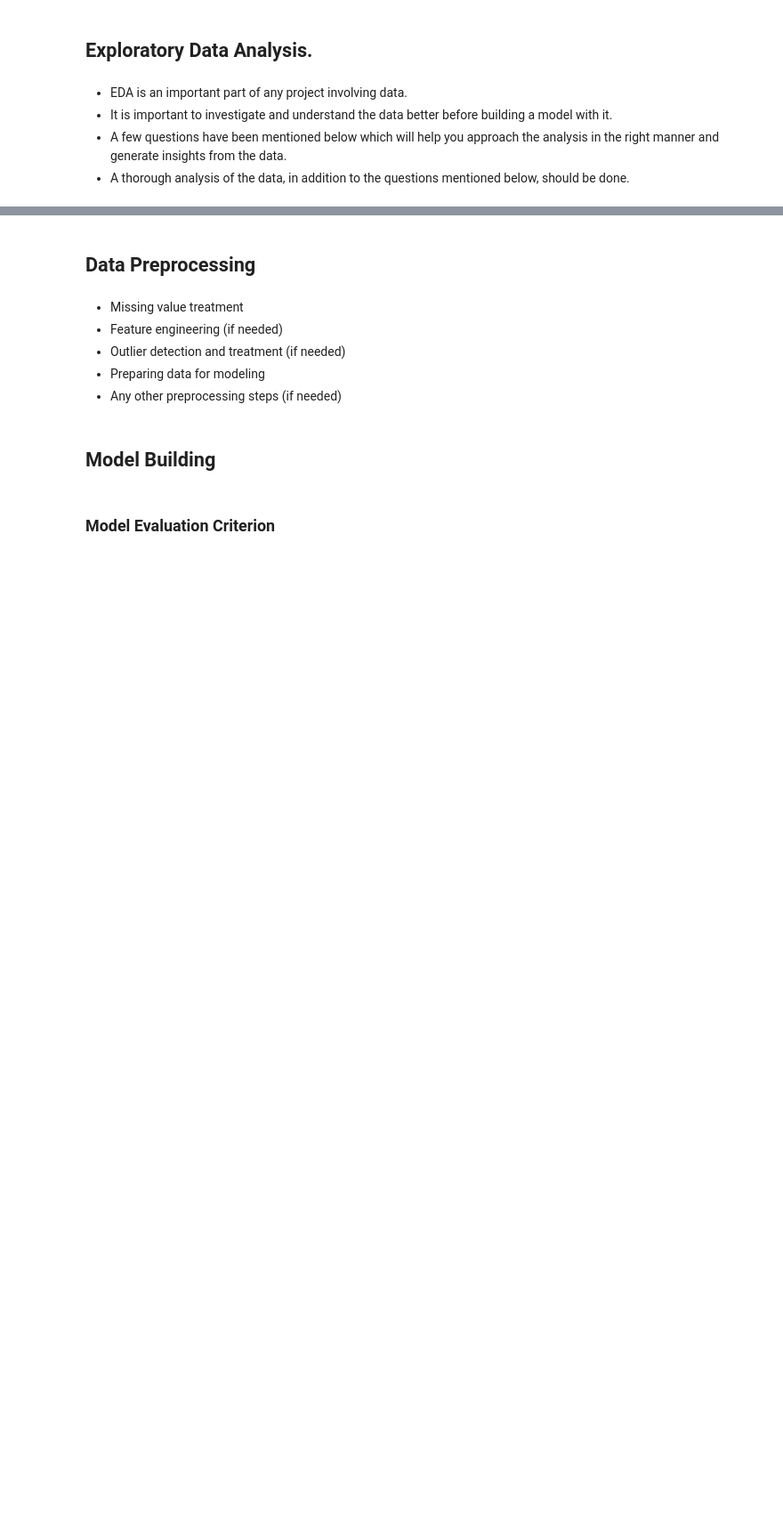
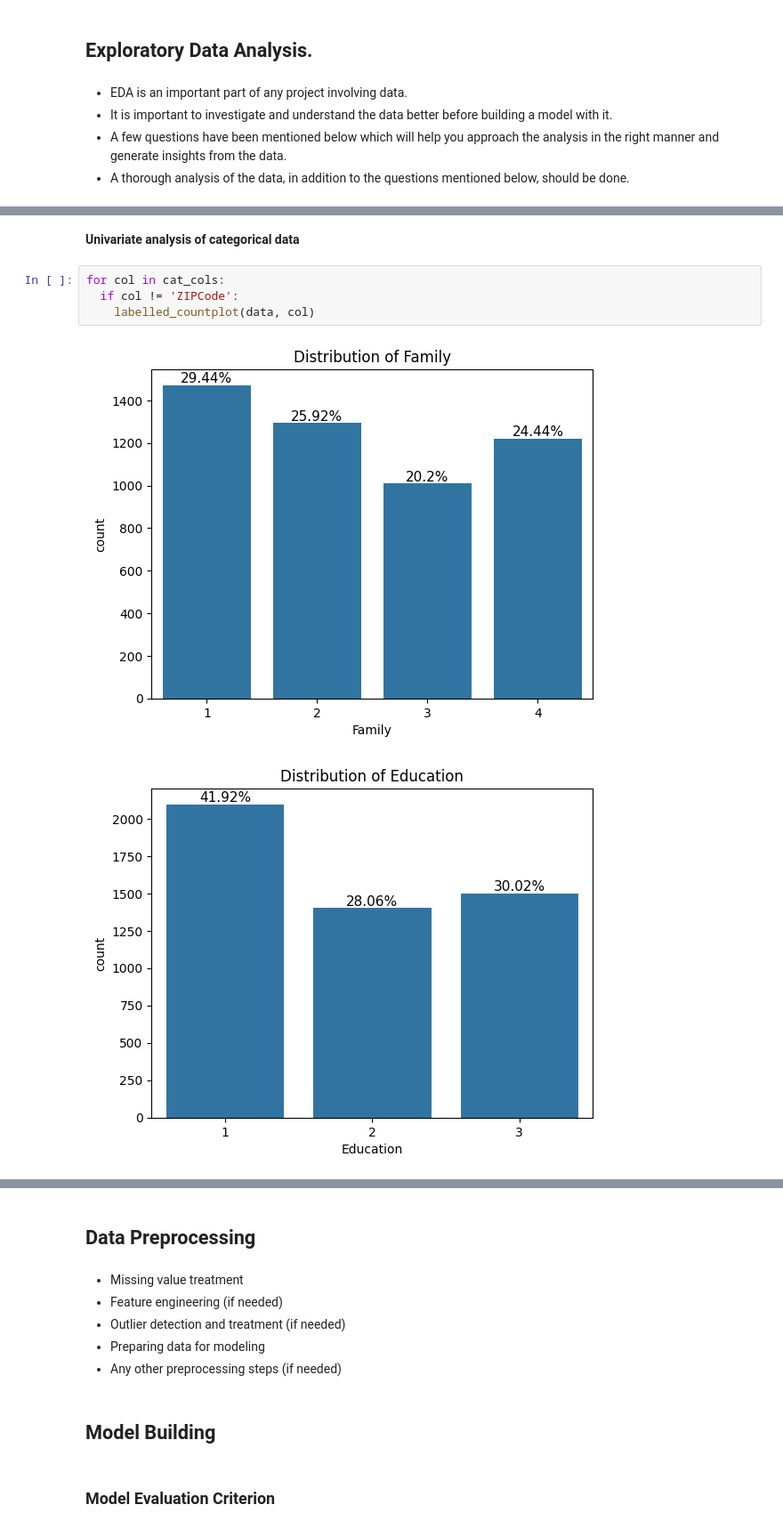
Before and after one commit to sheikhomer/PersonalLoanCampaignModel, a Jupyter notebook: AIML_ML_Project_full_code_notebook.ipynb, the cells around one changed output, grey strips where cells are left out. Shown at 89% size. Drawn from its saved outputs; the diff is of its cells as text; blank space fills up the shorter version.

```diff
--- a/AIML_ML_Project_full_code_notebook.ipynb
+++ b/AIML_ML_Project_full_code_notebook.ipynb
@@ -199,0 +311,9 @@ data.head() # checking the first 5 rows of the data
+# %% [markdown]
+**Univariate analysis of categorical data**
+# %%
+for col in cat_cols:
+  if col != 'ZIPCode':
+    labelled_countplot(data, col)
+# %% [output]
+[figure, added]
+[figure, added]
```
Also changed, not shown: parts of 35 cells of this notebook.
